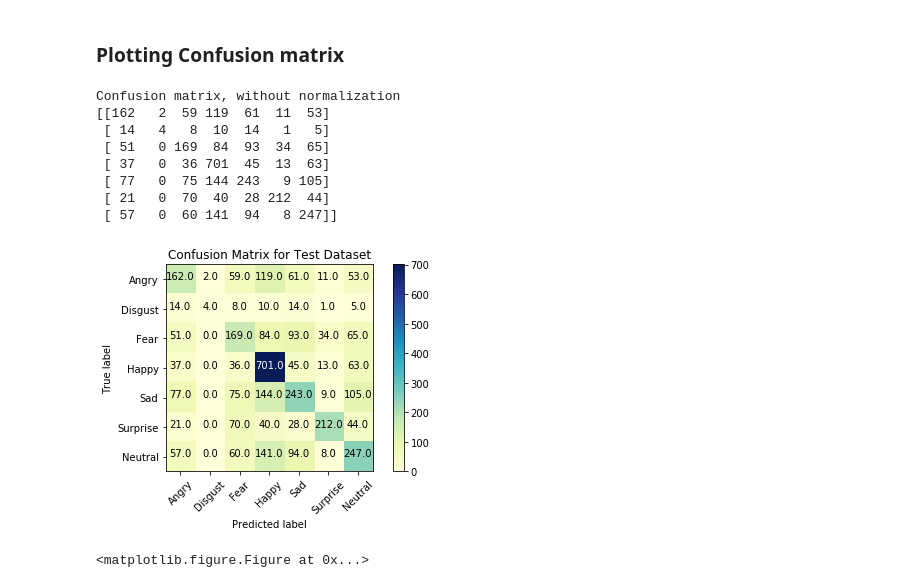
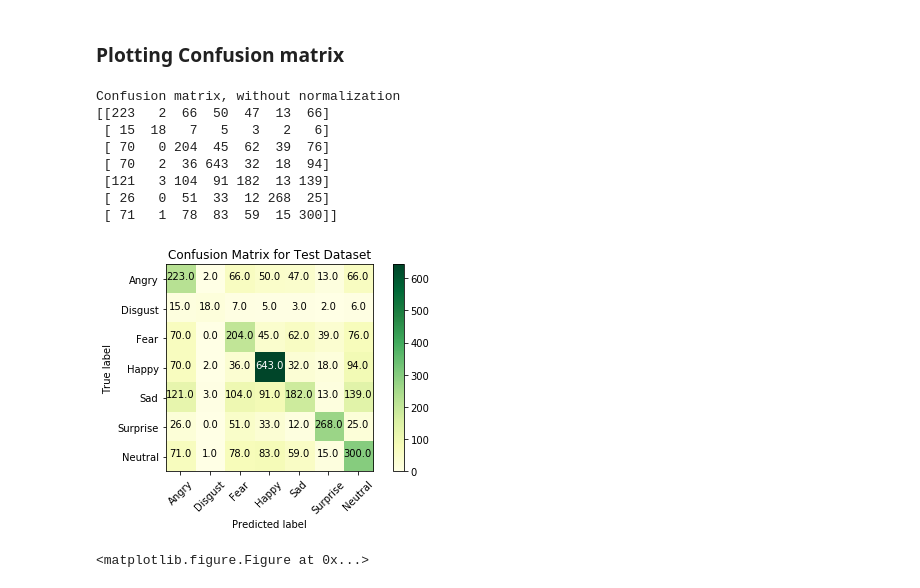
Before and after one commit to Sumitha123/TensorFlow-FER, a Jupyter notebook: CNN_TensorFlow_FER_Model.ipynb, the cells around one changed output. Cells and saved outputs as stored; diff of their text form; code cells hidden in the pictures.

```diff
--- a/CNN_TensorFlow_FER_Model.ipynb
+++ b/CNN_TensorFlow_FER_Model.ipynb
@@ -162,8 +171,8 @@ x = tf.placeholder('float', shape=[None, image_pixels])
 y_ = tf.placeholder('float', shape=[None, labels_count])
 
 # First convolutional layer
-W_conv1 = tf.Variable(tf.truncated_normal(shape=[5, 5, 1, 64], stddev=1e-4))
-bias_conv1 = tf.Variable(tf.constant(0.1, shape=[64]))
+W_conv1 = weight_variable([5, 5, 1, 64])
+bias_conv1 = bias_variable([64])
 
 # Reshaping the image data - (27000, 2304) --> (27000,48,48,1)
 image = tf.reshape(x, [-1,image_width , image_height,1])
@@ -176,8 +185,8 @@ h_pool1 = max_pool_2x2(h_conv1)
 h_norm1 = tf.nn.lrn(h_pool1, 4, bias=1.0, alpha=0.001/9.0, beta=0.75)
 
 # Second convolution layer
-W_conv2 = tf.Variable(tf.truncated_normal(shape=[5, 5, 64, 128], stddev=1e-4))
-bias_conv2 = tf.Variable(tf.constant(0.1, shape=[128]))
+W_conv2 = weight_variable([5, 5, 64, 128])
+bias_conv2 = bias_variable([128])
 
 #h_conv2.get_shape() = (27000,24,24,128)
 h_conv2 = tf.nn.relu(conv2d(h_norm1, W_conv2, "SAME") + bias_conv2)
@@ -185,9 +194,18 @@ h_conv2 = tf.nn.relu(conv2d(h_norm1, W_conv2, "SAME") + bias_conv2)
 h_norm2 = tf.nn.lrn(h_conv2, 4, bias=1.0, alpha=0.001/9.0, beta=0.75)
 h_pool2 = max_pool_2x2(h_norm2)
 
+# local layer weight initialization
+def local_weight_variable(shape):
+    initial = tf.truncated_normal(shape, stddev=0.04)
+    return tf.Variable(initial)
+
+def local_bias_variable(shape):
+    initial = tf.constant(0.0, shape=shape)
+    return tf.Variable(initial)
+
 # Densely connected local layer 3
-W_fc1 = tf.Variable(tf.truncated_normal(shape=[12 * 12 * 128, 3072],stddev=0.04))
-b_fc1 = tf.Variable(tf.constant(0.0,shape=[3072]))
+W_fc1 = local_weight_variable([12 * 12 * 128, 3072])
+b_fc1 = local_bias_variable([3072])
 
 # (27000, 12, 12, 128) -> (27000, 12 * 12 * 128)
 h_pool2_flat = tf.reshape(h_pool2, [-1, 12 * 12 * 128])
@@ -195,8 +213,8 @@ h_pool2_flat = tf.reshape(h_pool2, [-1, 12 * 12 * 128])
 h_fc1 = tf.nn.relu(tf.matmul(h_pool2_flat, W_fc1) + b_fc1)
 
 # Densely connected layer local 4
-W_fc2 = tf.Variable(tf.truncated_normal(shape=[3072, 1536], stddev=0.04))
-b_fc2 = tf.Variable(tf.constant(0.0, shape=[1536]))
+W_fc2 = local_weight_variable([3072, 1536])
+b_fc2 = local_bias_variable([1536])
 
 #  (40000, 7, 7, 64) -> (40000, 3136)
 h_fc2_flat = tf.reshape(h_fc1, [-1, 3072])
@@ -208,8 +226,8 @@ keep_prob = tf.placeholder('float')
 h_fc2_drop = tf.nn.dropout(h_fc2, keep_prob)
 
 # Readout layer for deep net
-W_fc3 = tf.Variable(tf.truncated_normal(shape=[1536, labels_count],stddev=0.04))
-b_fc3 = tf.Variable(tf.constant(0.0, shape=[labels_count]))
+W_fc3 = weight_variable([1536, labels_count])
+b_fc3 = bias_variable([labels_count])
 #Softmax layer
 #y.get_shape() = (40000, 10)
 y = tf.nn.softmax((tf.matmul(h_fc2_drop, W_fc3) + b_fc3))
@@ -231,7 +249,7 @@ accuracy = tf.reduce_mean(tf.cast(correct_prediction, 'float'))
 predict = tf.argmax(y,1)
 
 # Set training iterations to 3500
-TRAINING_ITERATIONS = 3500
+TRAINING_ITERATIONS = 5000
 DROPOUT = 0.5
 BATCH_SIZE = 50
 
@@ -445,46 +456,46 @@ plot_subjects(0,36,predicted_lables)
 from sklearn.metrics import confusion_matrix
 import itertools
 cnf_matrix = confusion_matrix(test_data.emotion.values, predicted_lables)
-def plt_cnf_matrix(cm, classes,normalize=False,title='Confusion matrix',cmap=plt.cm.Blues):
+def plt_cnf_matrix(cm, classes,normalize=False,title='Confusion matrix',cmap=plt.cm.YlGn):
 
     plt.imshow(cm, interpolation='nearest', cmap=cmap)
     plt.title(title)
     plt.colorbar()
     tick_marks = np.arange(len(classes))
     plt.xticks(tick_marks, classes, rotation=45)
     plt.yticks(tick_marks, classes)
 
     if normalize:
         cm = cm.astype('float') / cm.sum(axis=1)[:, np.newaxis]
         print("Normalized confusion matrix")
     else:
         print('Confusion matrix, without normalization')
 
     print(cm)
 
     thresh = cm.max() / 2.
     for i, j in itertools.product(range(cm.shape[0]), range(cm.shape[1])):
         plt.text(j, i, int(cm[i, j]*100)/100.0,
                  horizontalalignment="center",
                  color="white" if cm[i, j] > thresh else "black")
 
     plt.tight_layout()
     plt.ylabel('True label')
     plt.xlabel('Predicted label')
 class_names = ['Angry', 'Disgust', 'Fear', 'Happy', 'Sad', 'Surprise', 'Neutral']
 plt_cnf_matrix(cnf_matrix, classes=class_names, normalize=False,
-                      title='Confusion Matrix for Test Dataset',cmap=plt.cm.YlGnBu)
+                      title='Confusion Matrix for Test Dataset')
 
 plt.show()
 plt.savefig("confusion_matrix.png")
 # %% [output]
 Confusion matrix, without normalization
-[[162   2  59 119  61  11  53]
- [ 14   4   8  10  14   1   5]
- [ 51   0 169  84  93  34  65]
- [ 37   0  36 701  45  13  63]
- [ 77   0  75 144 243   9 105]
- [ 21   0  70  40  28 212  44]
- [ 57   0  60 141  94   8 247]]
+[[223   2  66  50  47  13  66]
+ [ 15  18   7   5   3   2   6]
+ [ 70   0 204  45  62  39  76]
+ [ 70   2  36 643  32  18  94]
+ [121   3 104  91 182  13 139]
+ [ 26   0  51  33  12 268  25]
+ [ 71   1  78  83  59  15 300]]
-[figure, old version]
+[figure, new version]
 <matplotlib.figure.Figure at 0x...>
```
Also changed, not shown: parts of 6 cells of this notebook.
